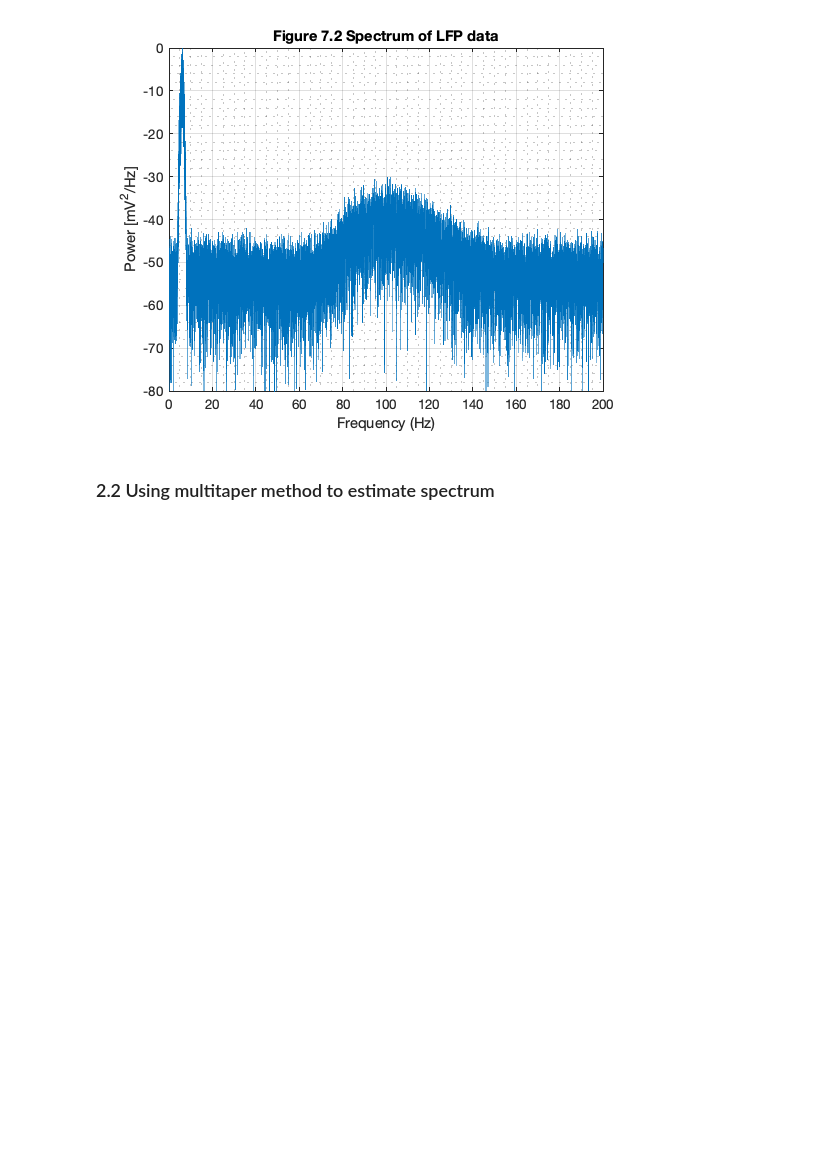
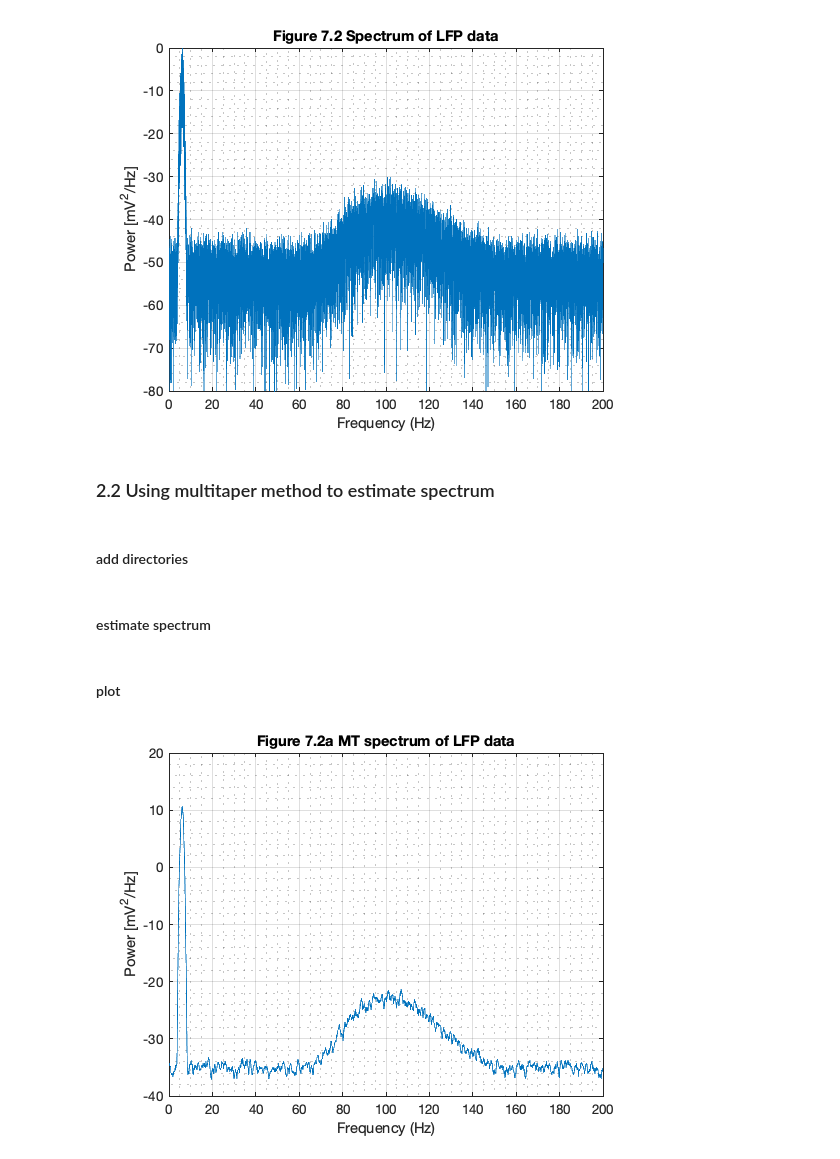
Before and after one commit to jiecui/Case-Studies-Kramer-Eden, a Jupyter notebook: Chapter7/ch_7.ipynb, the cells around one changed output. Drawn from its saved outputs; the diff is of its cells as text; code cells hidden in the pictures; blank space fills up the shorter version.

Commit message:
added mt spectrum est and f-test

```diff
--- a/Chapter7/ch_7.ipynb
+++ b/Chapter7/ch_7.ipynb
@@ -52,3 +52,5 @@ title('Figure 7.2 Spectrum of LFP data')
 [figure]
 # %% [markdown]
 ### 2.2 Using multitaper method to estimate spectrum
+# %% [markdown]
+#### add directories
@@ -54,0 +60,22 @@ title('Figure 7.2 Spectrum of LFP data')
+# %% [markdown]
+#### estimate spectrum
+# %%
+TW = 40;
+f_qf=0:.1:fNQ/2;
+nus = NUSpectrum(x - mean(x), t);
+J = nus.mtnufft('QuerryFrequencies', f_qf, 'TimeHalfbandwidth', TW);
+J = J / 3.5;
+# %% [markdown]
+#### plot
+# %%
+pxx = mean(J .* conj(J), 2);
+figure
+plot(f_qf, pow2db(pxx))
+xlim([0 200])
+grid on
+grid minor
+xlabel('Frequency (Hz)')
+ylabel('Power [mV^2/Hz]')
+title('Figure 7.2a MT spectrum of LFP data')
+# %% [output]
+[figure, added]
```
Also changed, not shown: parts of 4 cells of this notebook.
